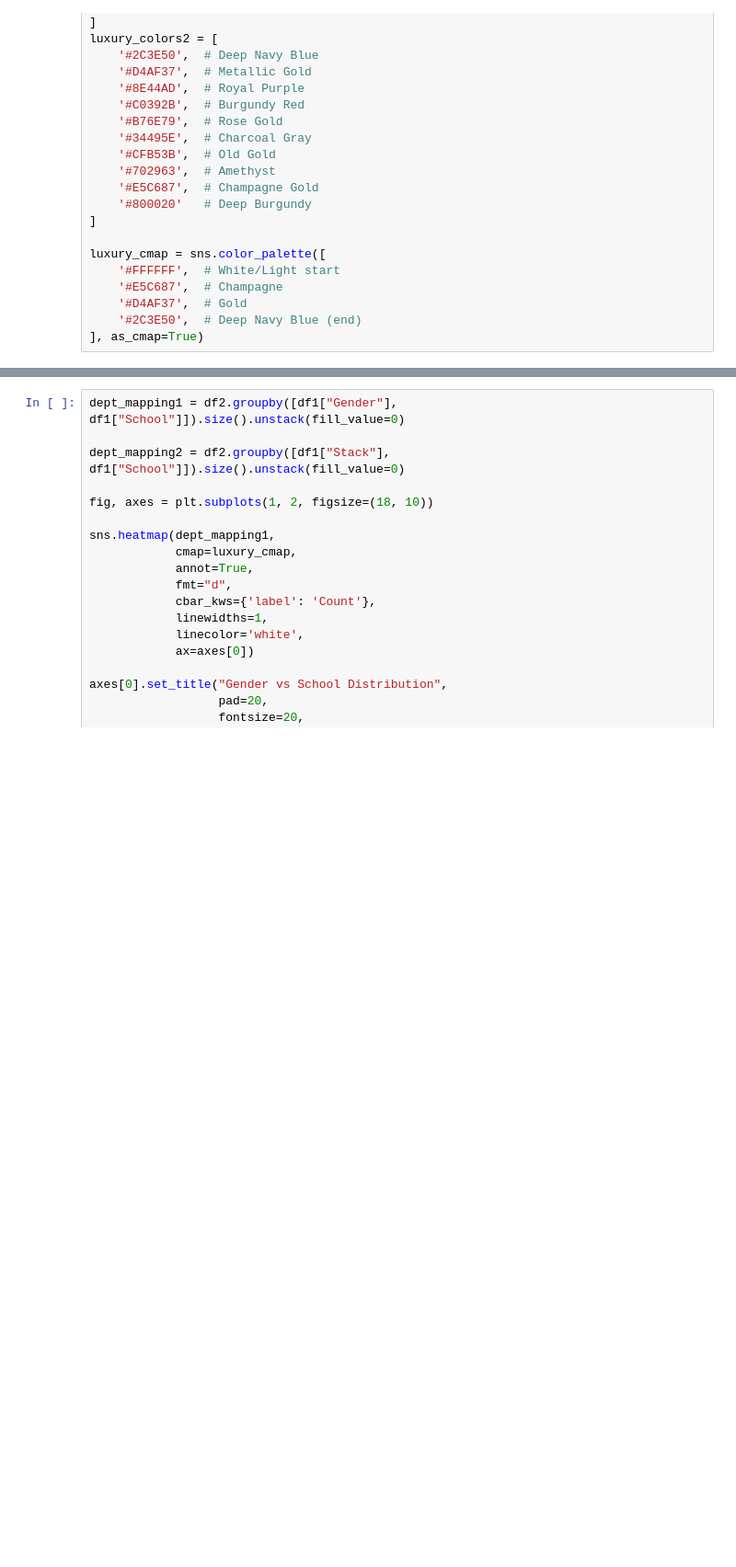
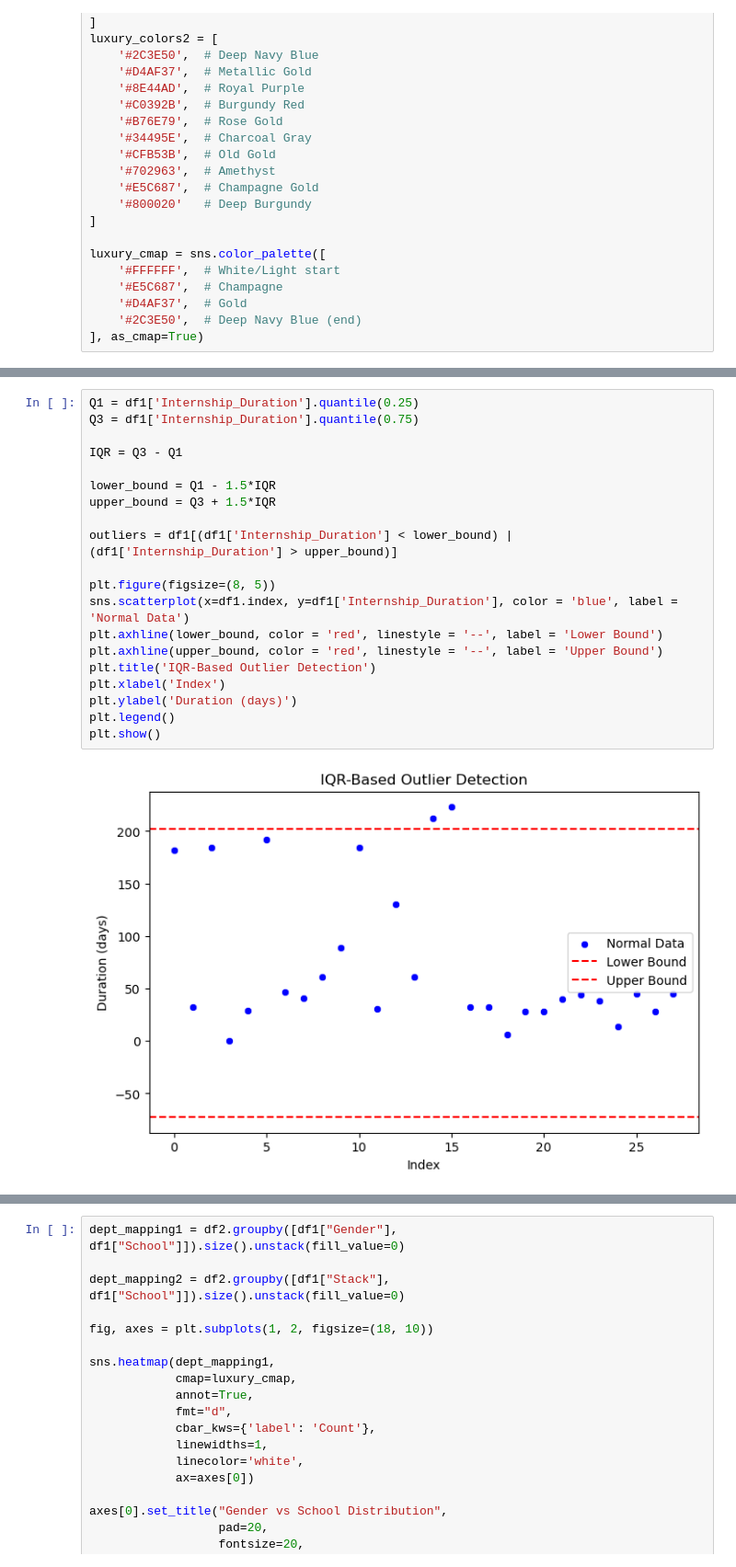
Before and after one commit to MUYAHGaious/Intern_satisfaction, a Jupyter notebook: analysis.ipynb, the cells around one changed output, grey strips where cells are left out. Shown at 92% size. Drawn from its saved outputs; the diff is of its cells as text; blank space fills up the shorter version.

```diff
--- a/analysis.ipynb
+++ b/analysis.ipynb
@@ -62,3 +96,25 @@ luxury_cmap = sns.color_palette([
+# %%
+Q1 = df1['Internship_Duration'].quantile(0.25)
+Q3 = df1['Internship_Duration'].quantile(0.75)
+
+IQR = Q3 - Q1
+
+lower_bound = Q1 - 1.5*IQR
+upper_bound = Q3 + 1.5*IQR
+
+outliers = df1[(df1['Internship_Duration'] < lower_bound) | (df1['Internship_Duration'] > upper_bound)]
+
+plt.figure(figsize=(8, 5))
+sns.scatterplot(x=df1.index, y=df1['Internship_Duration'], color = 'blue', label = 'Normal Data')
+plt.axhline(lower_bound, color = 'red', linestyle = '--', label = 'Lower Bound')
+plt.axhline(upper_bound, color = 'red', linestyle = '--', label = 'Upper Bound')
+plt.title('IQR-Based Outlier Detection')
+plt.xlabel('Index')
+plt.ylabel('Duration (days)')
+plt.legend()
+plt.show()
+# %% [output]
+[figure, added]
 # %%
 
 dept_counts = df2["department"].value_counts()
```
Also changed, not shown: parts of 7 cells of this notebook, 1 other file.
